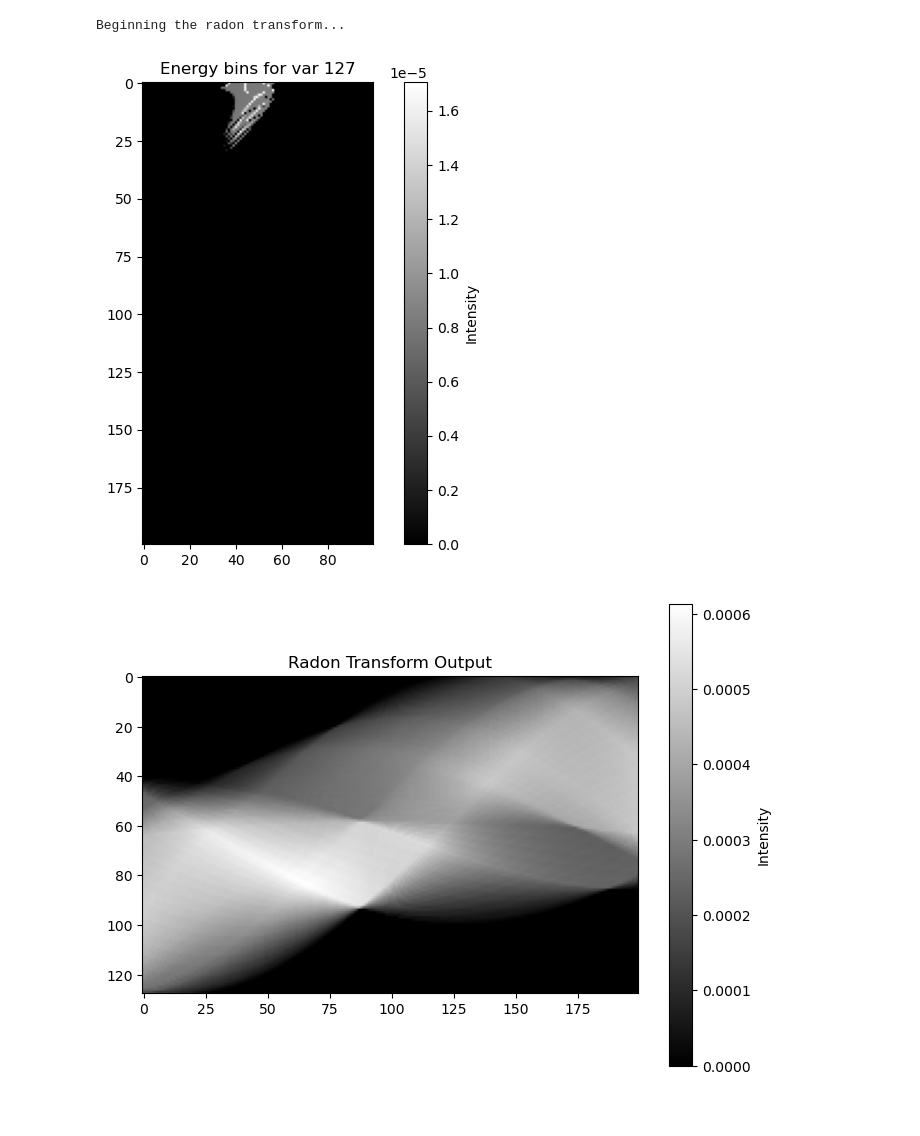
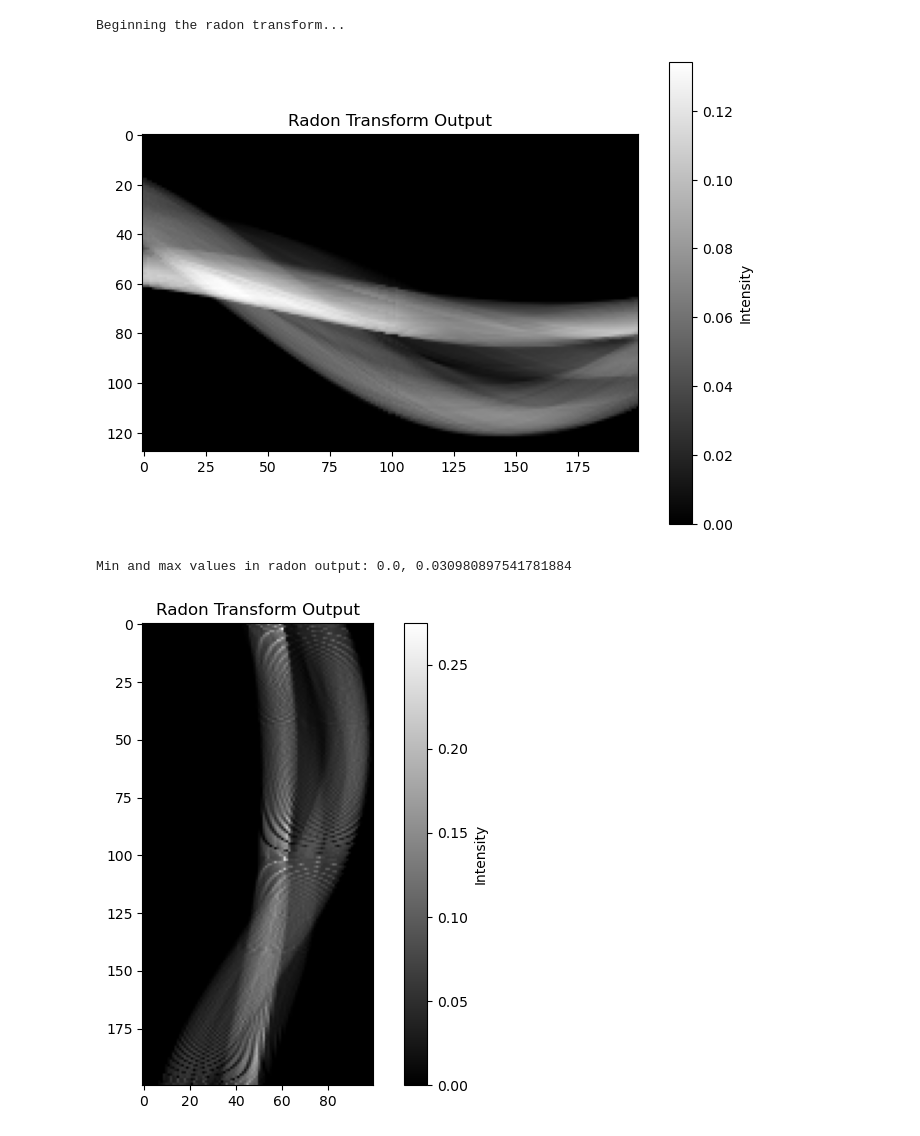
Before and after one commit to samuelnub/lircst-ana, a Jupyter notebook: src/AnalyticalCST.ipynb, the cells around one changed output. Drawn from its saved outputs; the diff is of its cells as text; code cells hidden in the pictures.

```diff
--- a/src/AnalyticalCST.ipynb
+++ b/src/AnalyticalCST.ipynb
@@ -878,14 +890,14 @@ def generalised_radon_transform(phantom: np.ndarray,
     return 0 <= coord[0] < phantom.shape[-3] and 0 <= coord[1] < phantom.shape[-2] and 0 <= coord[2] < phantom.shape[-1]
 
   # We'll rotate around the z axis
-  detec_point_physical: np.ndarray = np.array([-detec_dist_isocenter, detec_point[0] + 0.5, detec_point[1] + 0.5]) # left side
-  detec_point_physical_opposite: np.ndarray = np.array([detec_dist_isocenter, detec_point[0] + 0.5, detec_point[1] + 0.5]) # left side
-  source_point_physical: np.ndarray = np.array([phan_size * 0.5, source_dist_isocenter, phan_size * 0.5]) # above
+  detec_point_physical: np.ndarray = np.array([-detec_dist_isocenter_vox, detec_point[0] + 0.5, detec_point[1] + 0.5]) # left side
+  detec_point_physical_opposite: np.ndarray = np.array([detec_dist_isocenter_vox, detec_point[0] + 0.5, detec_point[1] + 0.5]) # left side
+  source_point_physical: np.ndarray = np.array([phan_size_vox * 0.5, source_dist_isocenter_vox, phan_size_vox * 0.5]) # above
 
   # Move all points so that our phantom centre is the new origin, before we rotate
-  detec_point_physical = detec_point_physical - phan_size * 0.5
-  detec_point_physical_opposite = detec_point_physical_opposite - phan_size * 0.5
-  source_point_physical = source_point_physical - phan_size * 0.5
+  detec_point_physical = detec_point_physical - phan_size_vox * 0.5
+  detec_point_physical_opposite = detec_point_physical_opposite - phan_size_vox * 0.5
+  source_point_physical = source_point_physical - phan_size_vox * 0.5
 
   # Translate all points around the z axis by theta
   rot_mat: np.ndarray = np.array([[np.cos(theta), -np.sin(theta), 0], [np.sin(theta), np.cos(theta), 0], [0, 0, 1]])
@@ -894,9 +906,9 @@ def generalised_radon_transform(phantom: np.ndarray,
   source_point_physical = rot_mat @ source_point_physical.T
 
   # Move all points back to their original positions
-  detec_point_physical = detec_point_physical + phan_size * 0.5
-  detec_point_physical_opposite = detec_point_physical_opposite + phan_size * 0.5
-  source_point_physical = source_point_physical + phan_size * 0.5
+  detec_point_physical = detec_point_physical + phan_size_vox * 0.5
+  detec_point_physical_opposite = detec_point_physical_opposite + phan_size_vox * 0.5
+  source_point_physical = source_point_physical + phan_size_vox * 0.5
 
   # Let's just turn our points into tuples for ease
   detec_point_physical = (detec_point_physical[0], detec_point_physical[1], detec_point_physical[2])
@@ -904,7 +916,7 @@ def generalised_radon_transform(phantom: np.ndarray,
   source_point_physical = (source_point_physical[0], source_point_physical[1], source_point_physical[2])
 
   # Get traversed pixels from detec_point_physical to detec_point_physical_opposite
-  rd_r_voxels_all, rd_r_voxels_all_lens = siddon_jacobs_3d(detec_point_physical, detec_point_physical_opposite, phan_size)
+  rd_r_voxels_all, rd_r_voxels_all_lens = siddon_jacobs_3d(detec_point_physical, detec_point_physical_opposite, phan_size_vox)
 
   # Every voxel in this line is the result of a scatter incident, tracing back to the source.
   # So for each of these voxels (r's), also get the siddon result for r back to our source
@@ -914,12 +926,11 @@ def generalised_radon_transform(phantom: np.ndarray,
   atten_rd_r_exp_running_integral: float = 0
 
   for _, (rd_r_voxel, rd_r_voxel_len) in enumerate(dict(zip(rd_r_voxels_all, rd_r_voxels_all_lens)).items()):
-
     if not is_within_bounds(rd_r_voxel):
       continue
 
     # Add to the rd_r attenuation tally before we keep looping over E's
-    atten_rd_r_exp_running_integral = atten_rd_r_exp_running_integral + phantom[chan_atten][rd_r_voxel] * rd_r_voxel_len * voxel_physical_scale_atten
+    atten_rd_r_exp_running_integral = atten_rd_r_exp_running_integral + (phantom[chan_atten][rd_r_voxel]*atten_scale_to_m) * (rd_r_voxel_len*vox_scale_to_m)
 
     # Grab our scattering coefficient now, and if no scattering can occur here,
     # we do not even need to consider propagating back up to r_rs
@@ -933,18 +944,18 @@ def generalised_radon_transform(phantom: np.ndarray,
     phi: float = np.pi - np.arccos(np.dot(r_rd_vec, r_rs_vec) / (np.linalg.norm(r_rd_vec) * np.linalg.norm(r_rs_vec)))
 
     # Get all the voxels between this voxel and the source
-    r_rs_voxels, r_rs_voxels_lens = siddon_jacobs_3d(rd_r_voxel, source_point_physical, phan_size)
+    r_rs_voxels, r_rs_voxels_lens = siddon_jacobs_3d(rd_r_voxel, source_point_physical, phan_size_vox)
 
     atten_r_rs_exp_integral: float = 0
     for r_rs_voxel, r_rs_voxel_len in zip(r_rs_voxels, r_rs_voxels_lens):
       if not is_within_bounds(r_rs_voxel):
         continue
-      atten_r_rs_exp_integral = atten_r_rs_exp_integral + phantom[chan_atten][r_rs_voxel] * r_rs_voxel_len * voxel_physical_scale_atten
+      atten_r_rs_exp_integral = atten_r_rs_exp_integral + (phantom[chan_atten][r_rs_voxel]*atten_scale_to_m) * (r_rs_voxel_len*vox_scale_to_m)
 
     # We can now compute the inverse square laws for this voxel from source and detector
     # This is under the assumption that we have a cone-beam source - a hypothetical perfect parallel beam would not need this
-    inv_sq_rd_r: float = 1 / ((np.abs(np.linalg.norm(np.subtract(rd_r_voxel, detec_point_physical))) * voxel_physical_scale_len) **2) # L2 norm is Euclid dist
-    inv_sq_r_rs: float = 1 / ((np.abs(np.linalg.norm(np.subtract(rd_r_voxel, source_point_physical))) * voxel_physical_scale_len) **2) # L2 norm is Euclid dist
+    inv_sq_rd_r: float = 1 / (np.abs(np.linalg.norm(np.subtract(rd_r_voxel, detec_point_physical)*vox_scale_to_m)) **2) # L2 norm is Euclid dist
+    inv_sq_r_rs: float = 1 / (np.abs(np.linalg.norm(np.subtract(rd_r_voxel, source_point_physical)*vox_scale_to_m)) **2) # L2 norm is Euclid dist
 
     # Let's cache computed Klein-Nishina values for each E', as many will be reused (when phi is fixed)
     klein_nishina_cache_Eprime_fixed_phi: dict[float, tuple[float, float]] = {} # Key: Eprime, Value (Klein-Nishina prob, scattered energy)
@@ -996,7 +1007,7 @@ def generalised_radon_transform(phantom: np.ndarray,
       # Don't forget to tag on our scattering coefficient!
       # Teeechnically this should be applied to the whole integral if our logic is for total energy integration
       # But for us, we are discretising bins
-      e_intensity = e_intensity * (r_scat_coef * rd_r_voxel_len)
+      e_intensity = e_intensity * (r_scat_coef*scat_scale_to_m * rd_r_voxel_len*vox_scale_to_m) # Convert electrons*cm^-3 to electrons*m^-3
       if E in e_intensities:
         e_intensities[E] = e_intensities[E] + e_intensity
       else:
@@ -1113,7 +1124,7 @@ Beginning the radon transform...
 # %%
 from IPython.display import display, clear_output
 
-if True:
+if False:
     for i in range(0, detec_size):
         fig = plt.figure(figsize=(8, 6))
         plt.imshow(radon_output[i, :, :], cmap="gray")
@@ -1123,32 +1134,35 @@ if True:
         clear_output(wait=True)
         plt.pause(0.001)
 
 if False:
     for i in range(0, len(theta_linspace)):
         for j in range(detec_size):
             bins_at_pixel = radon_output[i, j, :]
             max_bin_value = np.max(bins_at_pixel)
             if max_bin_value == 0:
                 continue
             fig = plt.figure(figsize=(8, 6))
             plt.plot(bin_linspace, bins_at_pixel, label=f"Theta {i}, Detec Pixel {j}")
             plt.title(f"Energy bins for theta {i}, detec pixel {j}, max value {max_bin_value:.2f}")
             display(fig)
             clear_output(wait=True)
             plt.pause(0.001)
 
 # Display the result
 plt.figure(figsize=(8, 6))
 plt.imshow(np.sum(radon_output, axis=2), cmap="gray") # Visualising the sum over our energy bins (integrate energy)
 plt.title("Radon Transform Output")
 plt.colorbar(label="Intensity")
 plt.show()
 
+print(f"Min and max values in radon output: {np.min(radon_output)}, {np.max(radon_output)}")
+
 plt.figure(figsize=(8, 6))
 plt.imshow(np.sum(radon_output, axis=0), cmap="gray") # Visualising the energy bins
 plt.title("Radon Transform Output")
 plt.colorbar(label="Intensity")
 plt.show()
 # %% [output]
-[figure, old version]
+[figure, new version]
+Min and max values in radon output: 0.0, 0.030980897541781884
-[figure, old version]
+[figure, new version]
```
Also changed, not shown: parts of 8 cells of this notebook, 2 other files.
